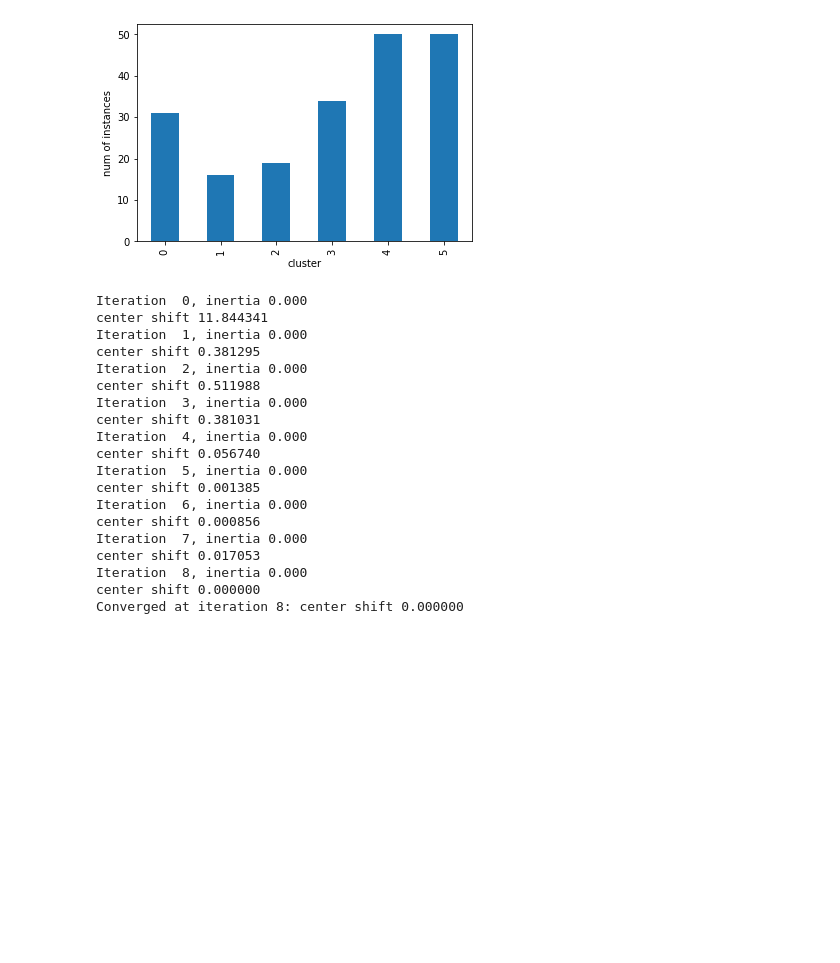
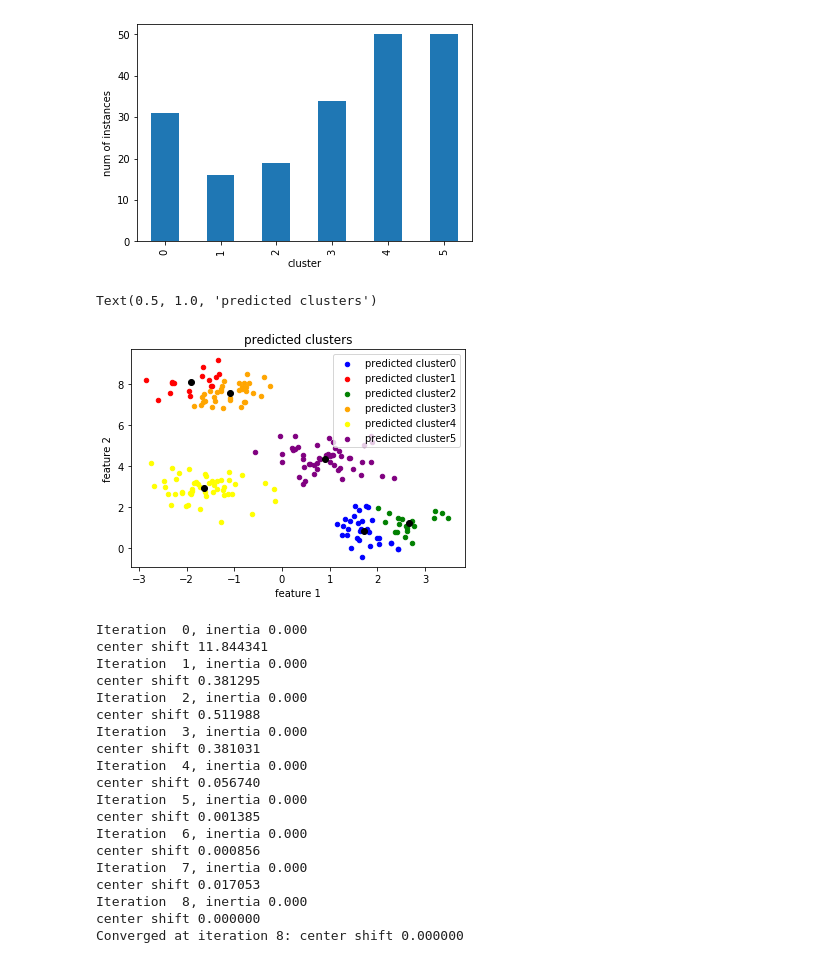
Before and after one commit to kayfuku/Implement-K-Means-Clustering-and-Balanced-K-Means, a Jupyter notebook: k-means_and_k-means-extended.ipynb, the cells around one changed output. Drawn from its saved outputs; the diff is of its cells as text; code cells hidden in the pictures; blank space fills up the shorter version.

```diff
--- a/k-means_and_k-means-extended.ipynb
+++ b/k-means_and_k-means-extended.ipynb
@@ -186,6 +186,34 @@ ax.set_ylabel('num of instances')
 Name: cluster, dtype: int64
 Text(0, 0.5, 'num of instances')
 [figure]
+# %%
+# Visualize the clusters.
+
+merged_data = pd.concat([pd.DataFrame(X[:,0]), pd.DataFrame(X[:,1]), pd.DataFrame(y_pred)], axis=1)
+merged_data.columns = ['feature1', 'feature2', 'predicted cluster']
+
+colors = ['blue', 'red', 'green', 'orange', 'yellow', 'purple']
+ax = None
+for i, data in merged_data.groupby('predicted cluster'):
+    ax = data.plot.scatter(x='feature1', y='feature2',
+                                           color=colors[i], label=f'predicted cluster{i}', ax=ax)
+
+# Convert
+x = []
+y = []
+for centroid in centroids:
+    x.append(centroid[0])
+    y.append(centroid[1])
+
+# Plot the centroids.
+plt.scatter(x, y, color='black')
+
+plt.xlabel('feature 1')
+plt.ylabel('feature 2')
+plt.title('predicted clusters')
+# %% [output]
+Text(0.5, 1.0, 'predicted clusters')
+[figure, added]
 # %%
 # Predict. (balanced=True)
 y_pred, centroids = cl2.fit_extended(X, True)
```
Also changed, not shown: parts of 1 cell of this notebook.
